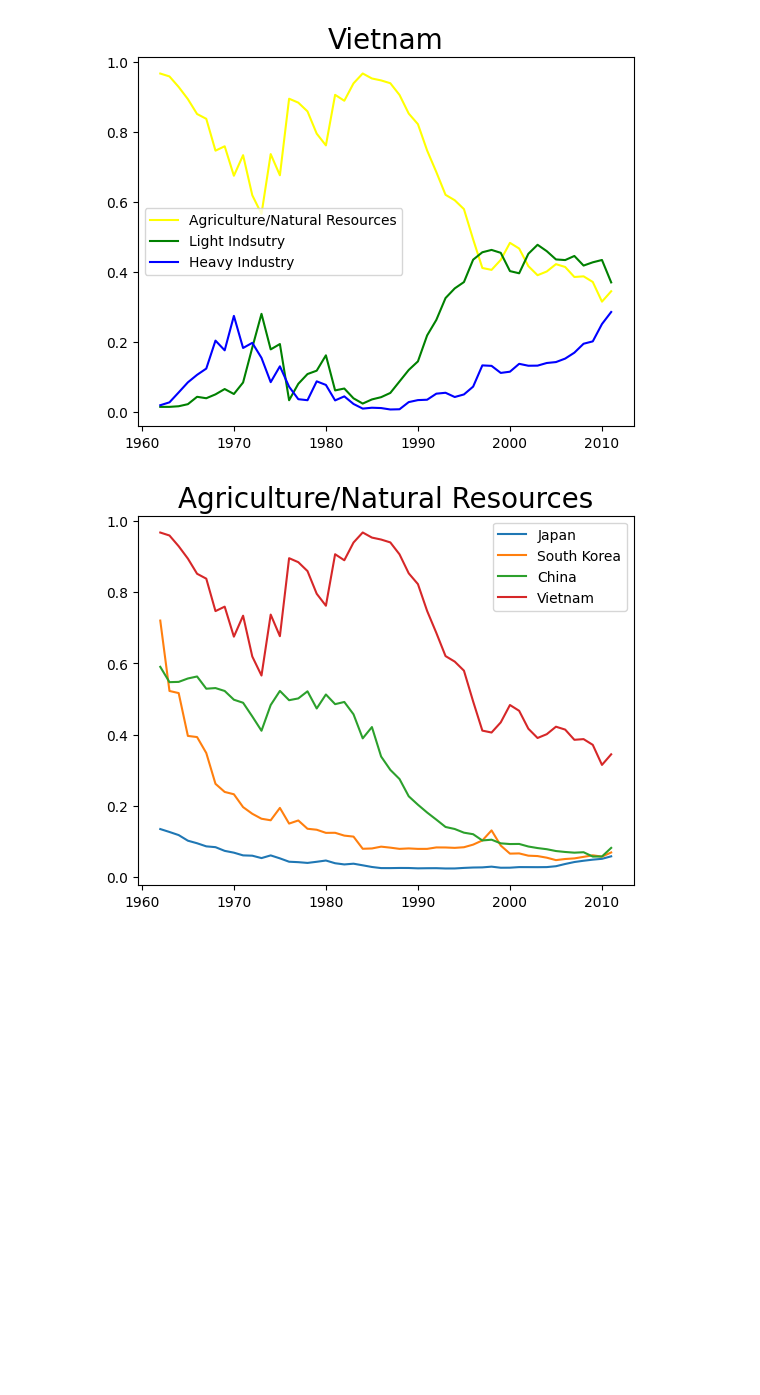
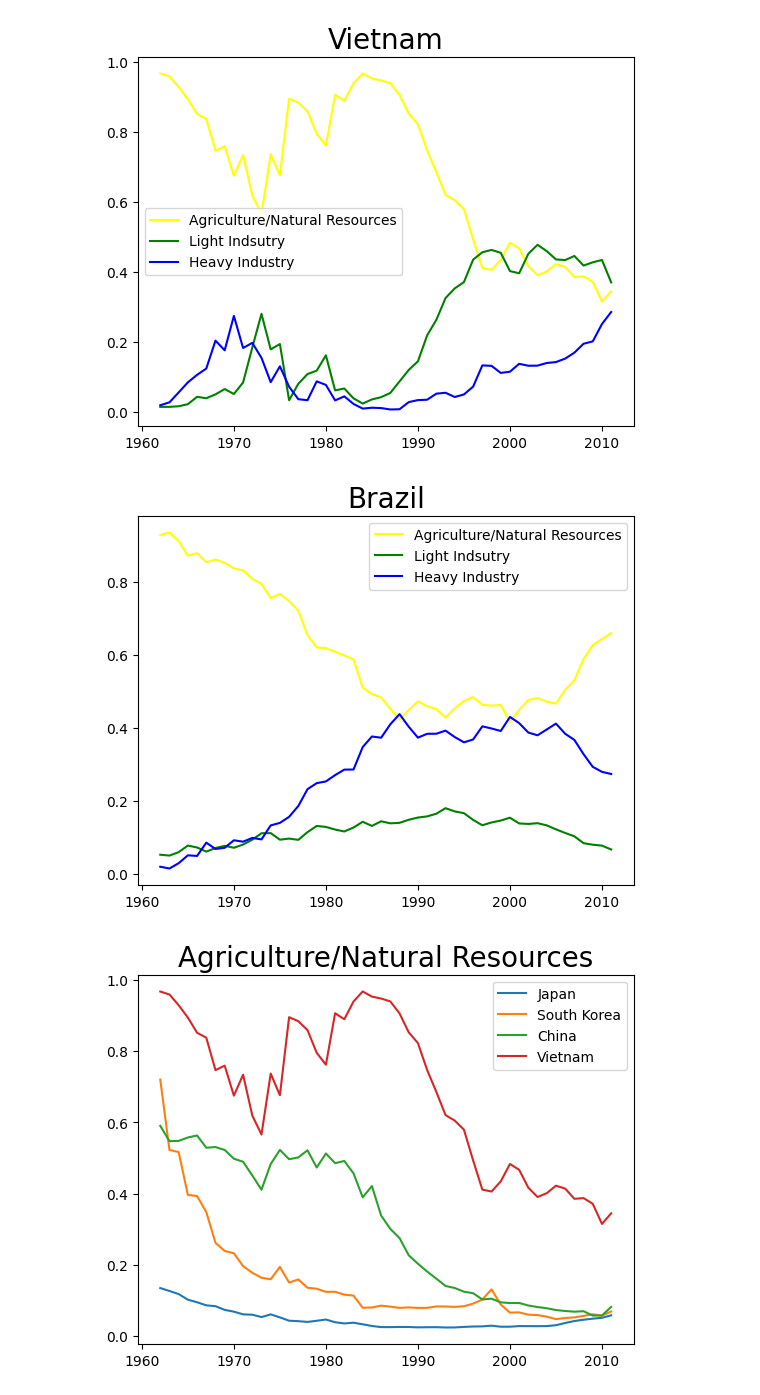
Before and after one commit to GeorgeVajagich/International-Industrial-Export-Development, a Jupyter notebook: Industrialization Exports.ipynb, the cells around one changed output. Cells and saved outputs as stored; diff of their text form; code cells hidden in the pictures; blank space fills up the shorter version.

```diff
--- a/Industrialization Exports.ipynb
+++ b/Industrialization Exports.ipynb
@@ -81,6 +81,10 @@ countryOverTime("China")
 countryOverTime("Vietnam")
 # %% [output]
 [figure]
+# %%
+countryOverTime("Brazil")
+# %% [output]
+[figure, added]
 # %%
 def agOverTime(countries):
     Years= range(1962,2012)
```
Also changed, not shown: parts of 1 cell of this notebook.
